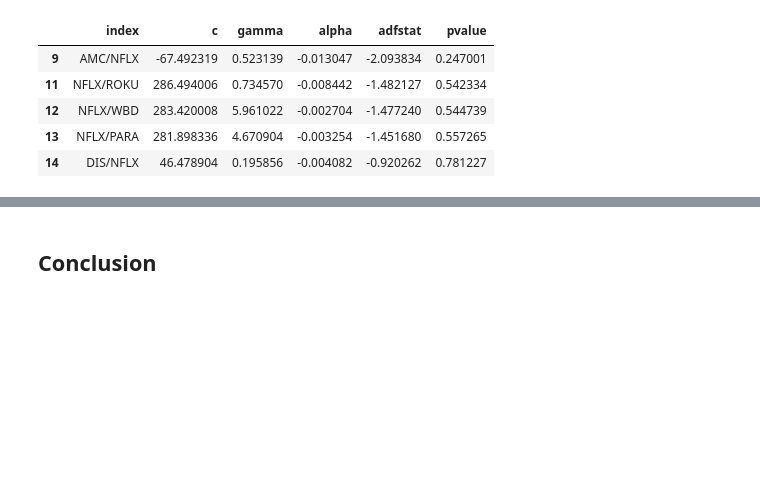
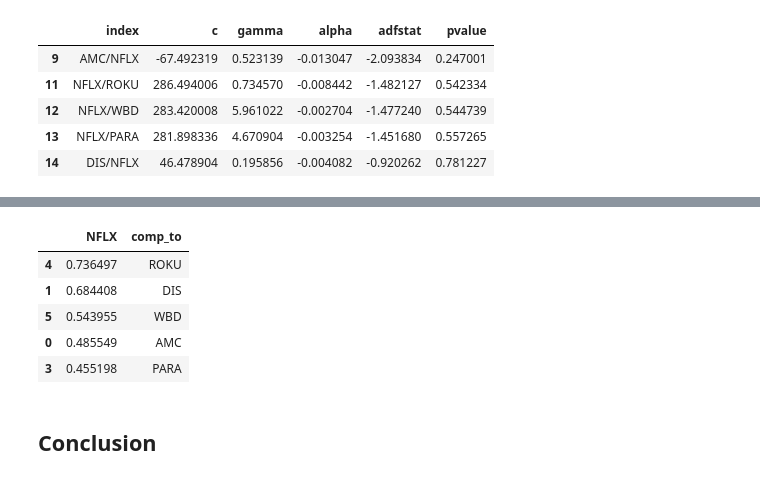
Before and after one commit to IgorWounds/openbb-game, a Jupyter notebook: IDEAS.ipynb, the cells around one changed output, grey strips where cells are left out. Drawn from its saved outputs; the diff is of its cells as text; code cells hidden in the pictures; blank space fills up the shorter version.

```diff
--- a/IDEAS.ipynb
+++ b/IDEAS.ipynb
@@ -360,3 +368,13 @@ coint_df
+# %%
+corr_df = obb.econometrics.correlation_matrix(data).to_df()
+corr_df[["NFLX", "comp_to"]].sort_values(by="NFLX", ascending=False)[1:]
+# %% [output]
+|  | NFLX | comp_to |
+| 4 | 0.736497 | ROKU |
+| 1 | 0.684408 | DIS |
+| 5 | 0.543955 | WBD |
+| 0 | 0.485549 | AMC |
+| 3 | 0.455198 | PARA |
 # %% [markdown]
 ## Conclusion
 # %% [markdown]
```
Also changed, not shown: parts of 2 cells of this notebook.
